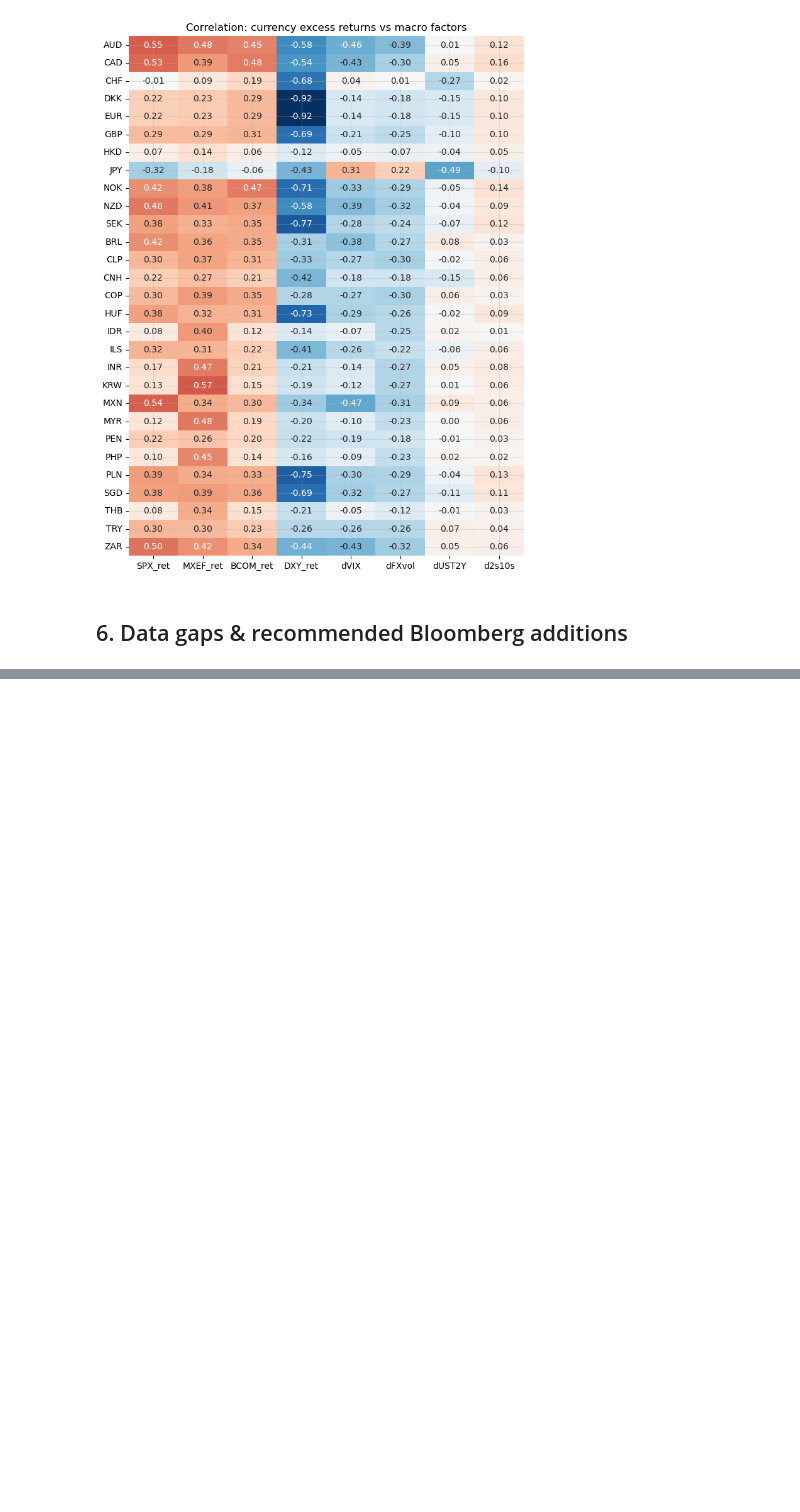
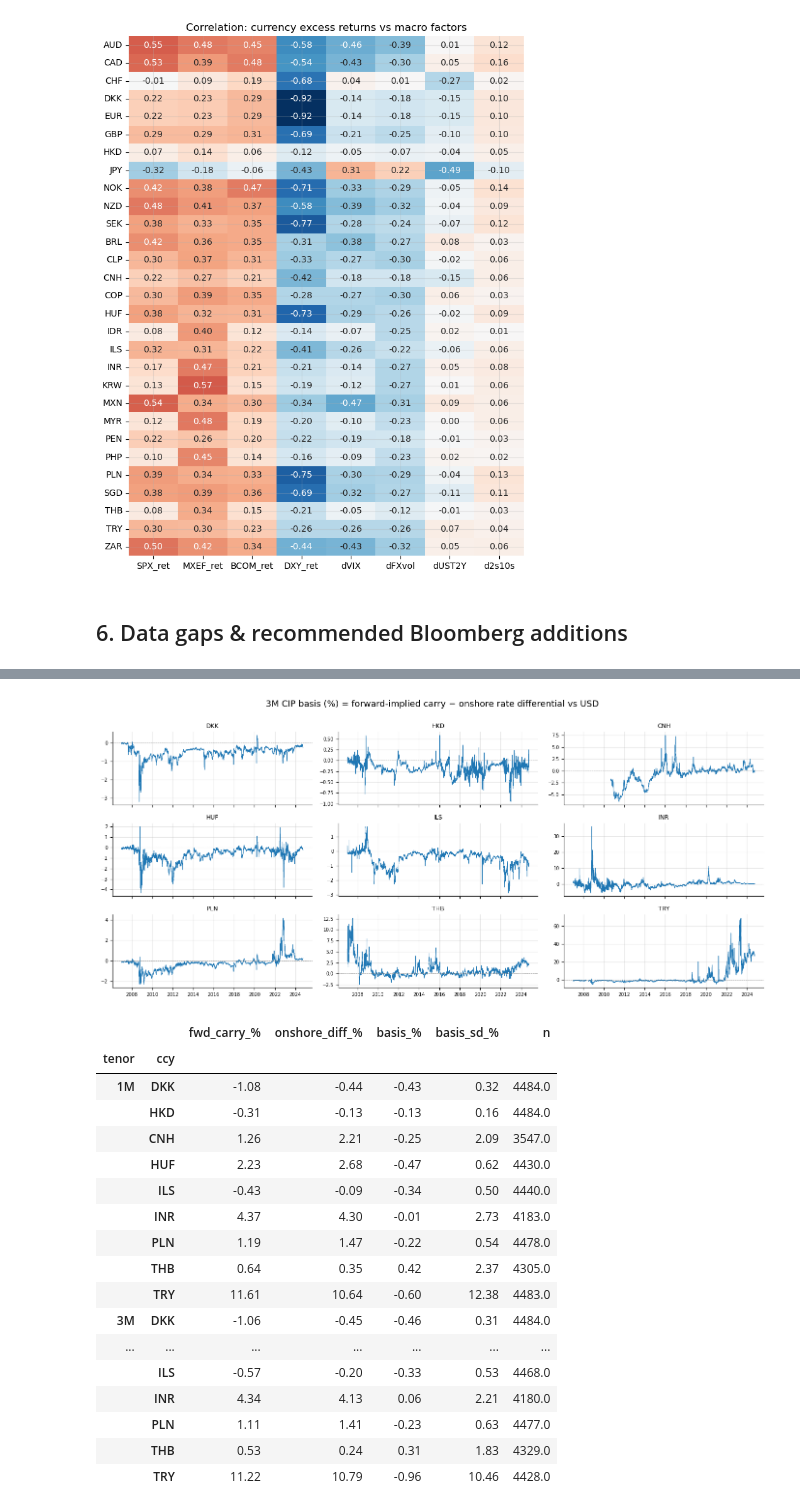
Before and after one commit to theoyuanlee/FX_Carry_26_Summer_PL, a Jupyter notebook: cesare/data_visualization.ipynb, the cells around one changed output, grey strips where cells are left out. Drawn from its saved outputs; the diff is of its cells as text; code cells hidden in the pictures; blank space fills up the shorter version.

```diff
--- a/cesare/data_visualization.ipynb
+++ b/cesare/data_visualization.ipynb
@@ -452,0 +487,44 @@ Also note: **no Excel files exist in the repo** — the non-parquet data is the
+# %%
+# §7 CIP basis: forward-implied carry vs onshore rate differential vs USD LIBOR.
+rates = fx.load_rates_panel()
+cip_rows = {}
+for tenor in ["1M", "3M"]:
+    basis = fx.cip_basis(g10_fx, em_fx, tenor=tenor, rates=rates)
+    carry = fx.carry_panel(g10_fx, em_fx, tenor)
+    diff = fx.interest_diff_vs_usd(tenor=tenor, rates=rates)
+    for c in basis.columns:
+        cip_rows[(tenor, c)] = {
+            "fwd_carry_%": carry[c].median() * 100,
+            "onshore_diff_%": diff[c].median() * 100,
+            "basis_%": basis[c].median() * 100,
+            "basis_sd_%": basis[c].std() * 100,
+            "n": int(basis[c].notna().sum()),
+        }
+cip_tab = pd.DataFrame(cip_rows).T
+cip_tab.index.names = ["tenor", "ccy"]
+cip_tab.to_csv(OUT / "cip_basis_summary.csv")
+
+basis_3m = 100 * fx.cip_basis(g10_fx, em_fx, "3M", rates=rates)
+ts_grid(basis_3m, ncols=3, height=2.1, zero_line=True,
+        title="3M CIP basis (%) = forward-implied carry − onshore rate differential vs USD")
+cip_tab.round(2)
+# %% [output]
+[figure, added]
+|  |  | fwd_carry_% | onshore_diff_% | basis_% | basis_sd_% | n |
+| tenor | ccy |  |  |  |  |  |
+| 1M | DKK | -1.08 | -0.44 | -0.43 | 0.32 | 4484.0 |
+|  | HKD | -0.31 | -0.13 | -0.13 | 0.16 | 4484.0 |
+|  | CNH | 1.26 | 2.21 | -0.25 | 2.09 | 3547.0 |
+|  | HUF | 2.23 | 2.68 | -0.47 | 0.62 | 4430.0 |
+|  | ILS | -0.43 | -0.09 | -0.34 | 0.50 | 4440.0 |
+|  | INR | 4.37 | 4.30 | -0.01 | 2.73 | 4183.0 |
+|  | PLN | 1.19 | 1.47 | -0.22 | 0.54 | 4478.0 |
+|  | THB | 0.64 | 0.35 | 0.42 | 2.37 | 4305.0 |
+|  | TRY | 11.61 | 10.64 | -0.60 | 12.38 | 4483.0 |
+| 3M | DKK | -1.06 | -0.45 | -0.46 | 0.31 | 4484.0 |
+| ... | ... | ... | ... | ... | ... | ... |
+|  | ILS | -0.57 | -0.20 | -0.33 | 0.53 | 4468.0 |
+|  | INR | 4.34 | 4.13 | 0.06 | 2.21 | 4180.0 |
+|  | PLN | 1.11 | 1.41 | -0.23 | 0.63 | 4477.0 |
+|  | THB | 0.53 | 0.24 | 0.31 | 1.83 | 4329.0 |
+|  | TRY | 11.22 | 10.79 | -0.96 | 10.46 | 4428.0 |
```
Also changed, not shown: parts of 9 cells of this notebook, 15 other files.
